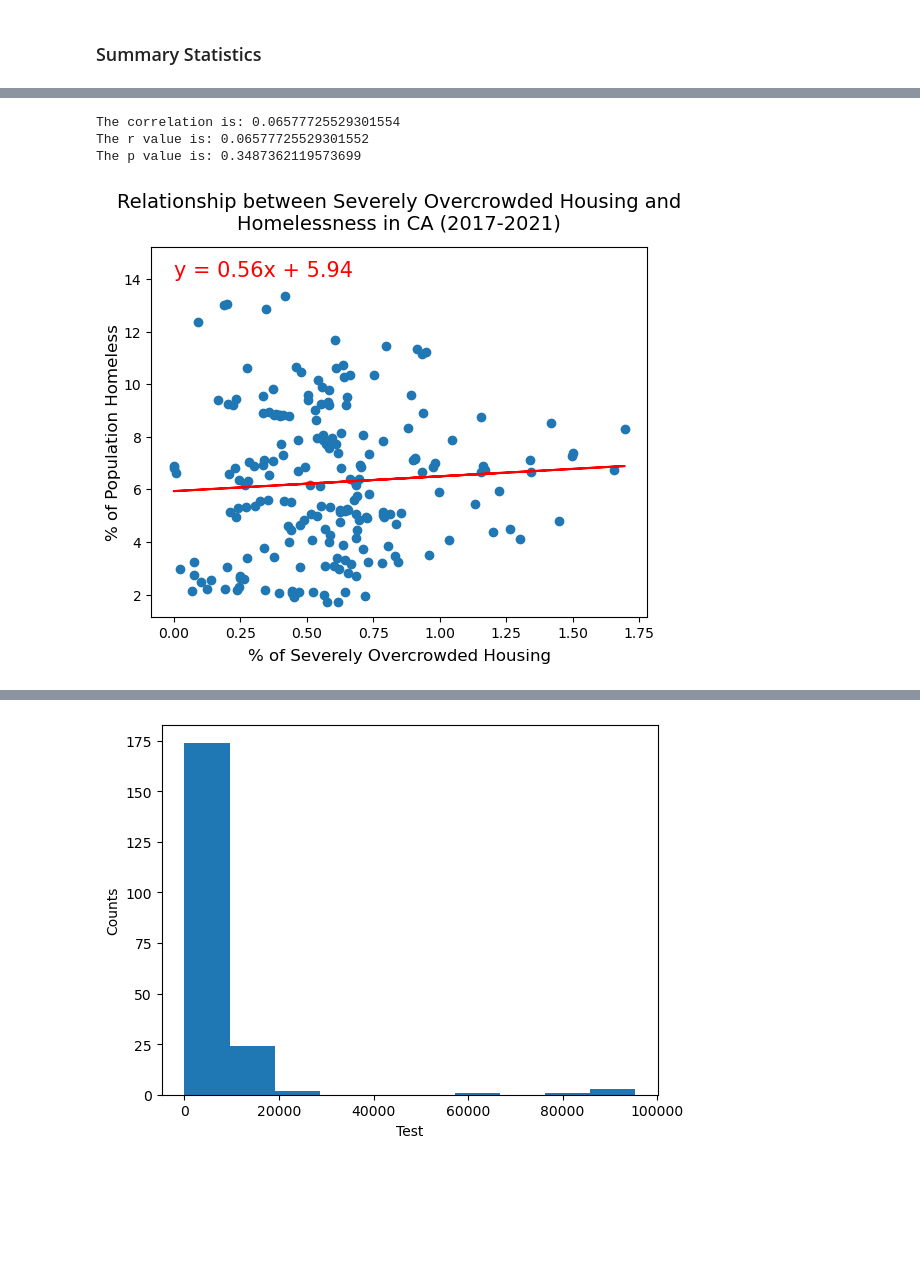
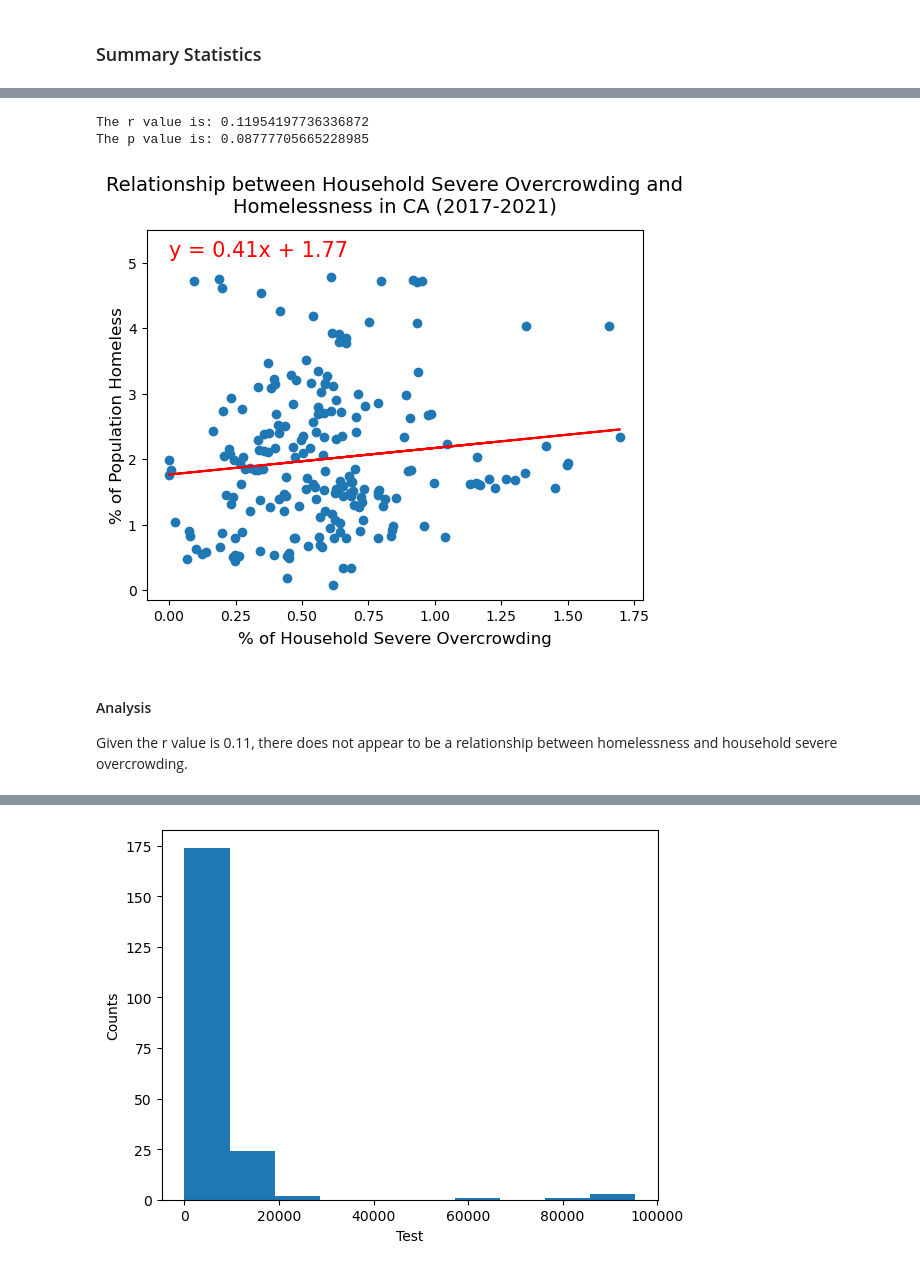
Before and after one commit to evacs/Project-1, a Jupyter notebook: housing_jeff.ipynb, the cells around one changed output, grey strips where cells are left out. Drawn from its saved outputs; the diff is of its cells as text; code cells hidden in the pictures; blank space fills up the shorter version.

```diff
--- a/housing_jeff.ipynb
+++ b/housing_jeff.ipynb
@@ -214,31 +218,28 @@ Number of rows: 244
 # %%
 # Create final dataframe merging housing and homeless data
 final_df = pd.merge(housing_coc_df, homeless_df, on=['Year','Continuum of Care'], how='left')
-
-# Add columns to calculate %s of overcrowded units
-final_df['% Units Overcrowded'] = (final_df['Units Overcrowded'] /
-                                   final_df['Total Housing Units']) * 100
-final_df['% Units Severely Overcrowded'] = (final_df['Units Severely Overcrowded'] /
-                                            final_df['Total Housing Units']) * 100
-final_df['% Units All Overcrowded'] = ((final_df['Units Overcrowded'] +
-                                        final_df['Units Severely Overcrowded']) /
-                                       final_df['Total Housing Units']) * 100
-
-# Add columns to calculate % of housing units with costs >= 30%
-final_df['% Units Inc < 50K Costs >= 30%'] = (final_df['Units Costs >= 30%'] /
-                                              final_df['Units Income < 50K']) * 100
-final_df['% Units Costs >= 30%'] = (final_df['Units Costs >= 30%'] /
-                                    final_df['Total Housing Units']) * 100
 
 # Add column to calculation homeless % of population
 final_df['% Homeless'] = (final_df['Homeless Count'] /
                           final_df['Population']) * 100
 
+# Add columns to calculate %s of overcrowded units
+final_df['% Households Overcrowded'] = (final_df['Households Overcrowded'] /
+                                     final_df['Total Households']) * 100
+final_df['% Households Severely Overcrowded'] = (final_df['Households Severely Overcrowded'] /
+                                            final_df['Total Households']) * 100
+
+# Add column to calculate % of households with housing cost burden
+final_df['% Households with Cost Burden'] = (final_df['Households with Cost Burden'] /
+                                    final_df['Total Households']) * 100
+
 # Reorganize columns
-#final_df = final_df[['Year', 'Continuum of Care','Population', 'Homeless Count',
-#                     '% Homeless', 'Total Housing Units', 'Units Severely Overcrowded',
-#                     '% Units Severely Overcrowded', '% Units Costs > 30%'
-#                    ]]
+final_df = final_df[['Year', 'Continuum of Care',
+                     'Population', 'Homeless Count', '% Homeless',
+                     'Total Households', 'Households Overcrowded', '% Households Overcrowded',
+                     'Households Severely Overcrowded', '% Households Severely Overcrowded',
+                     'Households with Cost Burden', '% Households with Cost Burden'
+                    ]]
 
 # Drop rows for CoCs with missing data
 # final_df = final_df.loc[final_df['Continuum of Care'] != 'Yuba, Sutter Counties CoC']
@@ -433,24 +656,26 @@ plot_bar_2y(fig_data, parems)
 # %%
-# Linear regression comparing Severely Overcrowded Housing and Homelessness
+# Linear regression comparing households severe overcrowding and Homelessness
 
 # Set parameters for function
-parems = {'x': '% of Severely Overcrowded Housing',
+parems = {'x': '% of Household Severe Overcrowding',
           'y': '% of Population Homeless',
-          'title': 'Relationship between Severely Overcrowded Housing and Homelessness in CA (2017-2021)',
-          'png_path': 'output_data/housing_overcrowding_linreg.png'
+          'title': 'Relationship between Household Severe Overcrowding and Homelessness in CA (2017-2021)',
+          'png_path': 'output_data/housing_overcrowdsev_linreg.png'
          }
 
 # Set x and y values
 x_values = final_df['% Homeless']
-y_values = final_df['% Units All Overcrowded']
+y_values = final_df['% Households Severely Overcrowded']
 
 # Call function to plot linear regression
 plot_lin_reg(x_values, y_values, parems)
 
 #plot_box_whiskers(final_df['% Homeless'], labels)
 # %% [output]
-The correlation is: 0.06577725529301554
-The r value is: 0.06577725529301552
-The p value is: 0.3487362119573699
+The r value is: 0.11954197736336872
+The p value is: 0.08777705665228985
-[figure, old version]
+[figure, new version]
+# %% [markdown]
+#### Analysis
+Given the r value is 0.11, there does not appear to be a relationship between homelessness and household severe overcrowding.
 # %%
```
Also changed, not shown: parts of 41 cells of this notebook, 12 other files.
